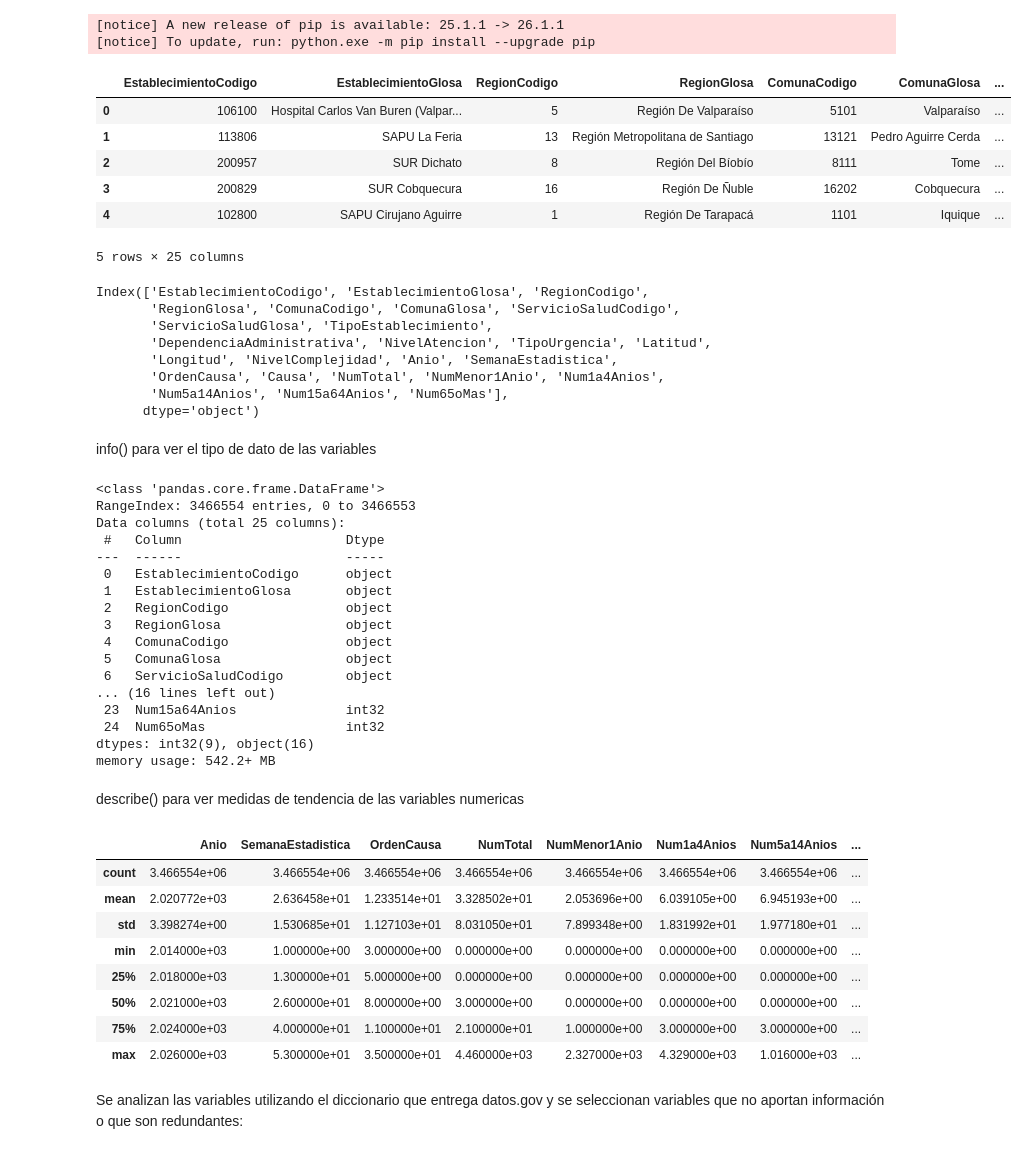
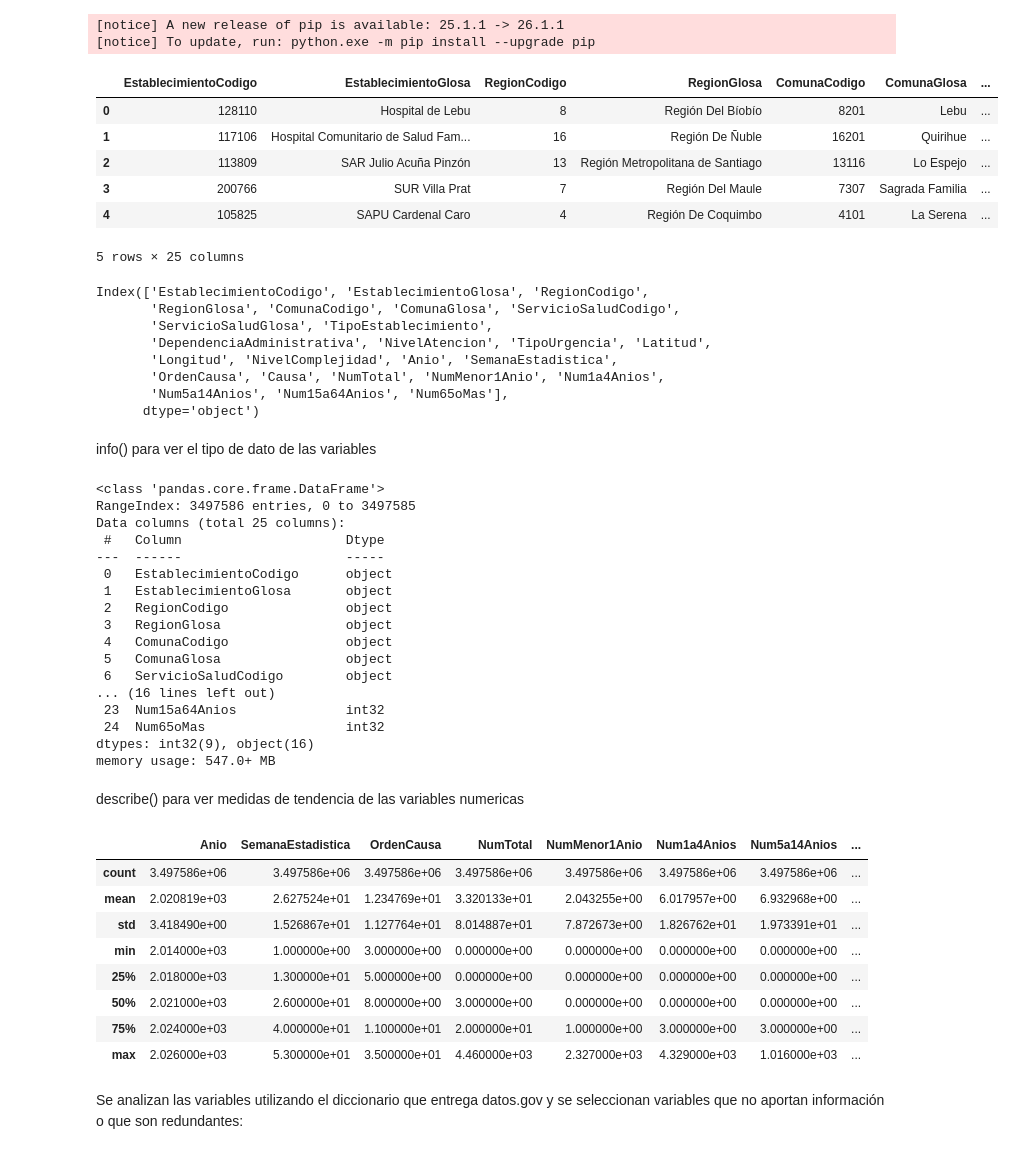
Before and after one commit to 1chmlo/data-science, a Jupyter notebook: notebooks/scrub.ipynb, the cells around one changed output. Cells and saved outputs as stored; diff of their text form; code cells hidden in the pictures.

```diff
--- a/notebooks/scrub.ipynb
+++ b/notebooks/scrub.ipynb
@@ -23,19 +23,19 @@ Note: you may need to restart the kernel to use updated packages.
 # %%
 import pandas as pd
 
-df = pd.read_parquet('../dataset/dataset.parquet', engine='fastparquet')
+df = pd.read_parquet('../dataset/at_urg_respiratorio_2026-05-10.parquet', engine='fastparquet')
 
 from IPython.display import display
 display(df.head())
 df.dtypes
 df.columns
 # %% [output]
 |  | EstablecimientoCodigo | EstablecimientoGlosa | RegionCodigo | RegionGlosa | ComunaCodigo | ComunaGlosa | ... |
-| 0 | 106100 | Hospital Carlos Van Buren (Valpar... | 5 | Región De Valparaíso | 5101 | Valparaíso | ... |
-| 1 | 113806 | SAPU La Feria | 13 | Región Metropolitana de Santiago | 13121 | Pedro Aguirre Cerda | ... |
-| 2 | 200957 | SUR Dichato | 8 | Región Del Bíobío | 8111 | Tome | ... |
-| 3 | 200829 | SUR Cobquecura | 16 | Región De Ñuble | 16202 | Cobquecura | ... |
-| 4 | 102800 | SAPU Cirujano Aguirre | 1 | Región De Tarapacá | 1101 | Iquique | ... |
+| 0 | 128110 | Hospital de Lebu | 8 | Región Del Bíobío | 8201 | Lebu | ... |
+| 1 | 117106 | Hospital Comunitario de Salud Fam... | 16 | Región De Ñuble | 16201 | Quirihue | ... |
+| 2 | 113809 | SAR Julio Acuña Pinzón | 13 | Región Metropolitana de Santiago | 13116 | Lo Espejo | ... |
+| 3 | 200766 | SUR Villa Prat | 7 | Región Del Maule | 7307 | Sagrada Familia | ... |
+| 4 | 105825 | SAPU Cardenal Caro | 4 | Región De Coquimbo | 4101 | La Serena | ... |
 5 rows × 25 columns
 Index(['EstablecimientoCodigo', 'EstablecimientoGlosa', 'RegionCodigo',
        'RegionGlosa', 'ComunaCodigo', 'ComunaGlosa', 'ServicioSaludCodigo',
@@ -51,7 +51,7 @@ info() para ver el tipo de dato de las variables
 df.info()
 # %% [output]
 <class 'pandas.core.frame.DataFrame'>
-RangeIndex: 3466554 entries, 0 to 3466553
+RangeIndex: 3497586 entries, 0 to 3497585
 Data columns (total 25 columns):
  #   Column                     Dtype
 ---  ------                     -----
@@ -66,20 +66,20 @@ Data columns (total 25 columns):
  23  Num15a64Anios              int32
  24  Num65oMas                  int32
 dtypes: int32(9), object(16)
-memory usage: 542.2+ MB
+memory usage: 547.0+ MB
 # %% [markdown]
 describe() para ver medidas de tendencia de las variables numericas
 # %%
 df.describe()
 # %% [output]
 |  | Anio | SemanaEstadistica | OrdenCausa | NumTotal | NumMenor1Anio | Num1a4Anios | Num5a14Anios | ... |
-| count | 3.466554e+06 | 3.466554e+06 | 3.466554e+06 | 3.466554e+06 | 3.466554e+06 | 3.466554e+06 | 3.466554e+06 | ... |
-| mean | 2.020772e+03 | 2.636458e+01 | 1.233514e+01 | 3.328502e+01 | 2.053696e+00 | 6.039105e+00 | 6.945193e+00 | ... |
-| std | 3.398274e+00 | 1.530685e+01 | 1.127103e+01 | 8.031050e+01 | 7.899348e+00 | 1.831992e+01 | 1.977180e+01 | ... |
+| count | 3.497586e+06 | 3.497586e+06 | 3.497586e+06 | 3.497586e+06 | 3.497586e+06 | 3.497586e+06 | 3.497586e+06 | ... |
+| mean | 2.020819e+03 | 2.627524e+01 | 1.234769e+01 | 3.320133e+01 | 2.043255e+00 | 6.017957e+00 | 6.932968e+00 | ... |
+| std | 3.418490e+00 | 1.526867e+01 | 1.127764e+01 | 8.014887e+01 | 7.872673e+00 | 1.826762e+01 | 1.973391e+01 | ... |
 | min | 2.014000e+03 | 1.000000e+00 | 3.000000e+00 | 0.000000e+00 | 0.000000e+00 | 0.000000e+00 | 0.000000e+00 | ... |
 | 25% | 2.018000e+03 | 1.300000e+01 | 5.000000e+00 | 0.000000e+00 | 0.000000e+00 | 0.000000e+00 | 0.000000e+00 | ... |
 | 50% | 2.021000e+03 | 2.600000e+01 | 8.000000e+00 | 3.000000e+00 | 0.000000e+00 | 0.000000e+00 | 0.000000e+00 | ... |
-| 75% | 2.024000e+03 | 4.000000e+01 | 1.100000e+01 | 2.100000e+01 | 1.000000e+00 | 3.000000e+00 | 3.000000e+00 | ... |
+| 75% | 2.024000e+03 | 4.000000e+01 | 1.100000e+01 | 2.000000e+01 | 1.000000e+00 | 3.000000e+00 | 3.000000e+00 | ... |
 | max | 2.026000e+03 | 5.300000e+01 | 3.500000e+01 | 4.460000e+03 | 2.327000e+03 | 4.329000e+03 | 1.016000e+03 | ... |
 # %% [markdown]
 Se analizan las variables utilizando el diccionario que entrega datos.gov y se seleccionan variables que no aportan información o que son redundantes:
```
Also changed, not shown: parts of 11 cells of this notebook, 3 other files.
